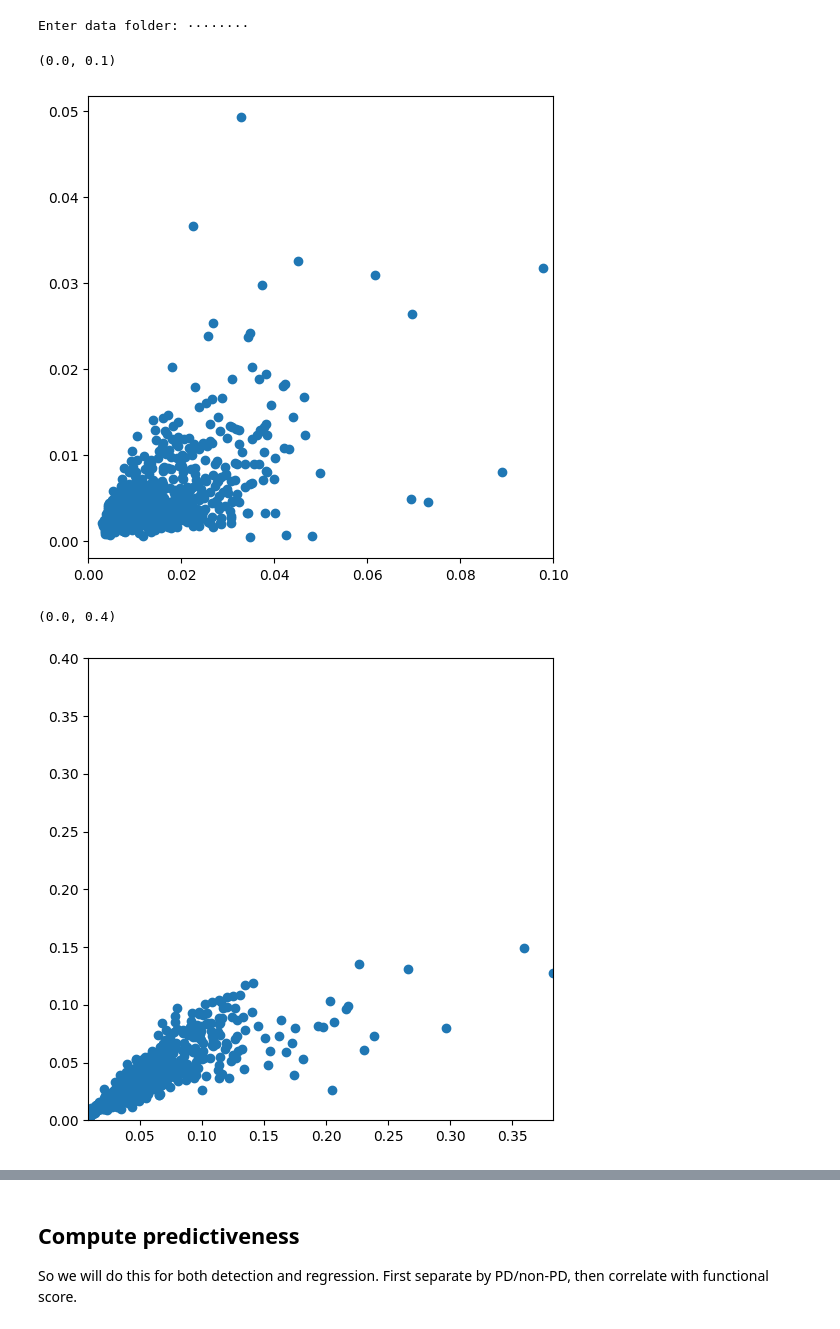
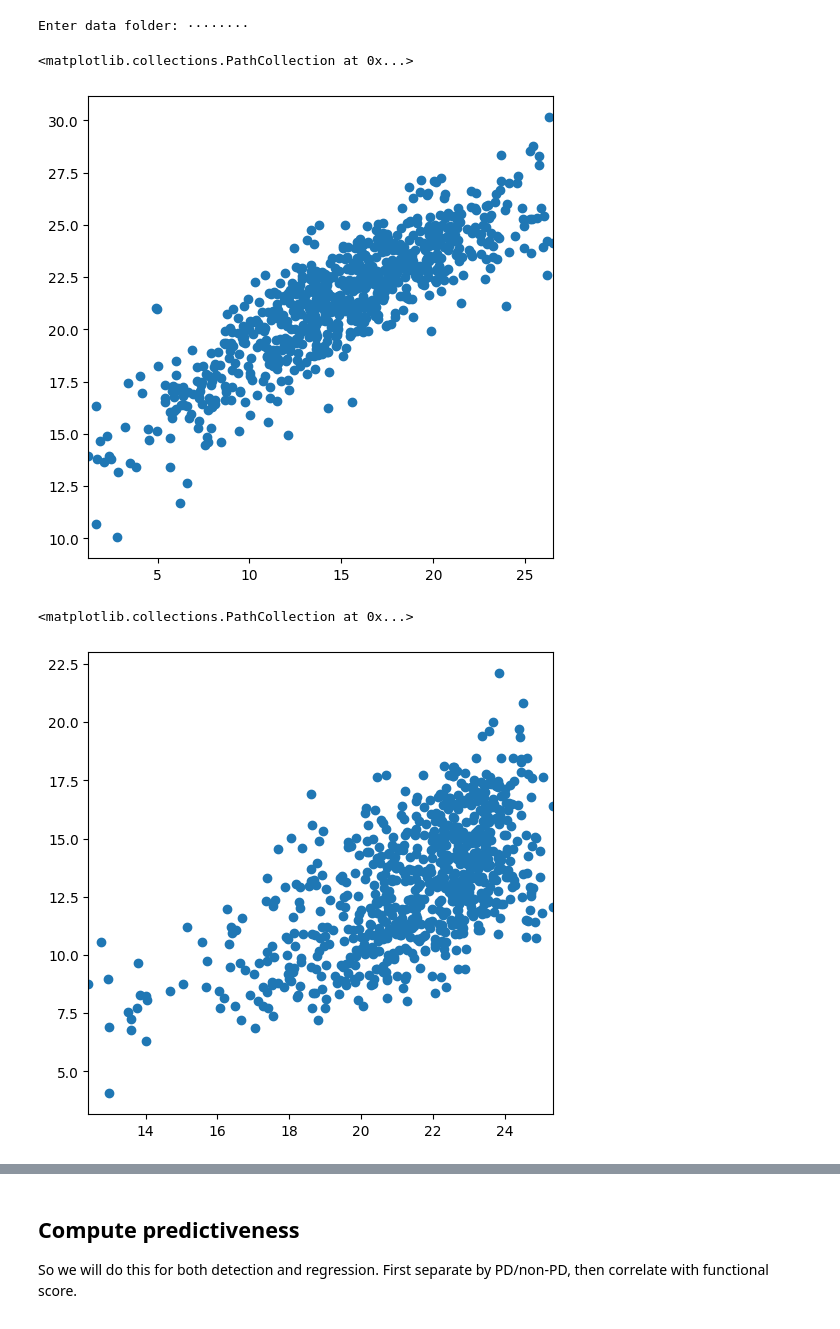
Before and after one commit to pplantinga/ParkinsonSpeechAI, a Jupyter notebook: voice-analysis.ipynb, the cells around one changed output, grey strips where cells are left out. Saved outputs shown, nothing was run; the diff lists cells and outputs as text; code cells hidden in the pictures.

Commit message:
Update to latest vocal features

```diff
--- a/voice-analysis.ipynb
+++ b/voice-analysis.ipynb
@@ -126,0 +217,8 @@ The algorithm is best described in "The Effectiveness of the Glottal to Noise Ex
+# %%
+# Shimmer = average variation in amplitude, normalized by avg amplitude
+avg_amps = peaks.mean(dim=-1, keepdims=True)
+amp_diff = (peaks - avg_amps).abs()
+shimmer = amp_diff.mean(dim=-1) / avg_amps.squeeze(-1).clamp(min=1e-3)
+
+print(amp_diff[0, frame_i] / avg_amps[0, frame_i])
+print(shimmer[0, frame_i])
@@ -127,6 +244,7 @@ The algorithm is best described in "The Effectiveness of the Glottal to Noise Ex
 # %%
 # Step 1. Downsample to 10 kHz since voice energy is low above 5 kHz
 new_sample_rate = 10000
+audio, sample_rate = torchaudio.load(audio_filename)
 downsampled_audio = torchaudio.functional.resample(audio, 16000, new_sample_rate)
 # %%
 # Step 2. Inverse filter with 30-msec window, 10-msec hop and 13th order LPC
@@ -270,6 +345,3 @@ Average HNR: 13.50
-# %%
-# Of course this can all be done in one step
-f0, voiced, jitter, shimmer, hnr = vocal_characteristics(audio.squeeze(), sample_rate=sample_rate)
 # %% [markdown]
 ## PRAAT-Parselmouth
 
@@ -481,16 +737,16 @@ plt.rcParams["figure.figsize"] = (6,6)
 
 def flatten(samples, index):
     return [samples[pid][trial][index] for pid in samples for trial in samples[pid]]
-def flatten_sb(samples, index):
-    return [samples[pid][trial][index][0] for pid in samples for trial in samples[pid]]
-plt.scatter(flatten_sb(samples, "sb_jitter_voiced"), flatten(samples, "praat_jitter"))
-plt.xlim((0, 0.1))
+def flatten_sb(samples, index, feat_index):
+    return [samples[pid][trial][index][feat_index] for pid in samples for trial in samples[pid]]
+plt.scatter(flatten_sb(samples, "sb_means", 1), flatten(samples, "praat_jitter"))
+#plt.xlim((0, 0.1))
 # %% [output]
-(0.0, 0.1)
+<matplotlib.collections.PathCollection at 0x...>
-[figure, old version]
+[figure, new version]
 # %%
-plt.scatter(flatten_sb(samples, "sb_shimmer"), flatten(samples, "praat_shimmer"))
-plt.ylim((0, 0.4))
+plt.scatter(flatten_sb(samples, "sb_means", 2), flatten(samples, "praat_shimmer"))
+#plt.ylim((0, 0.4))
 # %% [output]
-(0.0, 0.4)
+<matplotlib.collections.PathCollection at 0x...>
-[figure, old version]
+[figure, new version]
```
Also changed, not shown: parts of 79 cells of this notebook.
